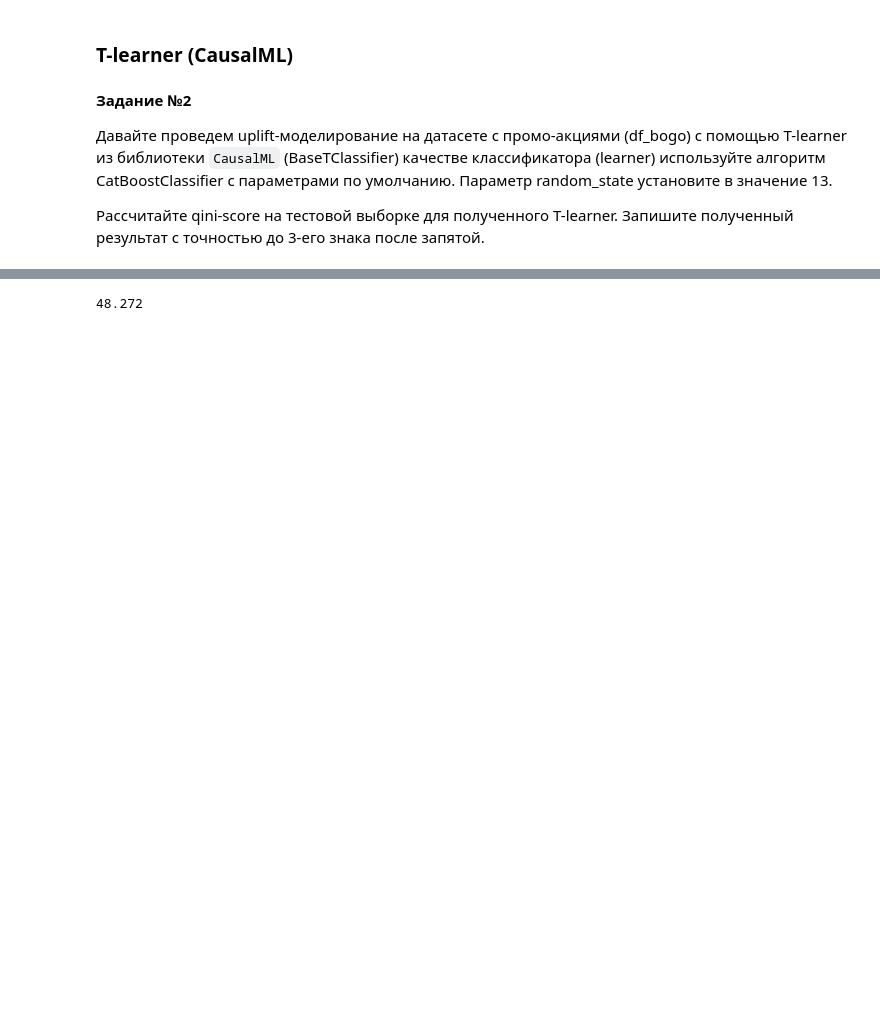
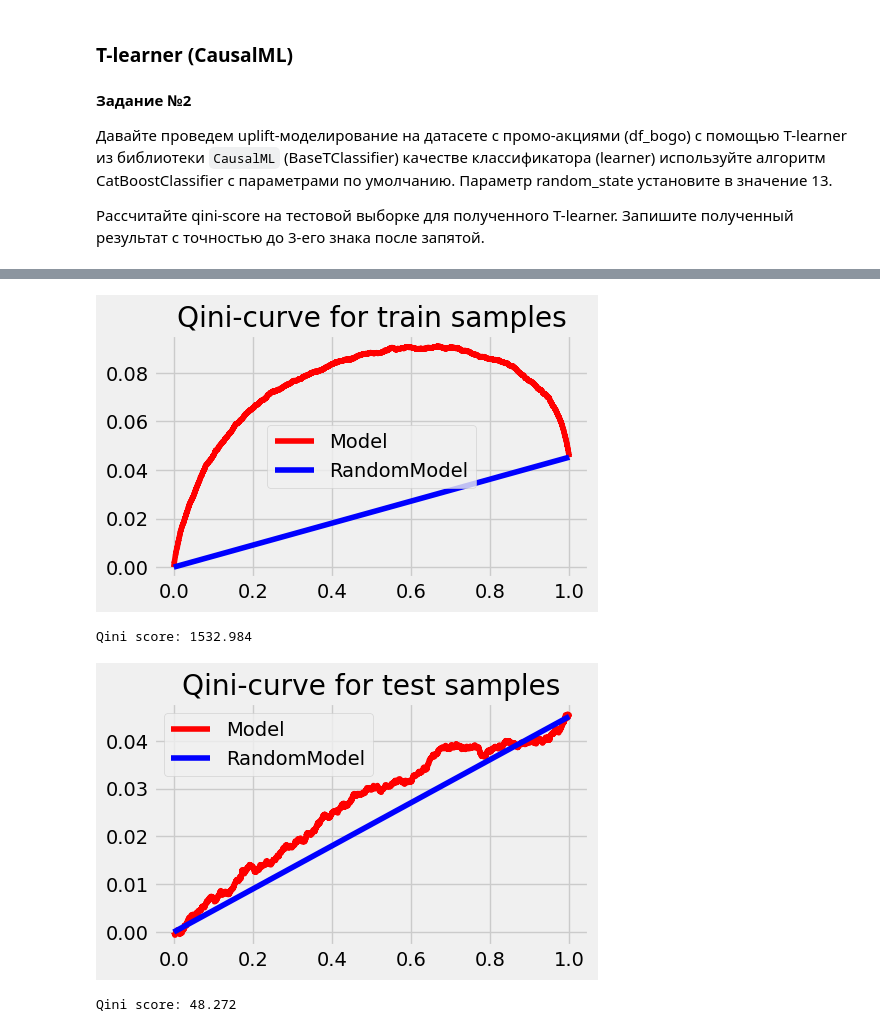
Before and after one commit to tgorbunov/sf_data_science, a Jupyter notebook: Skillfactory_ML/Advanced Topics in Data Science/DS-ADD-5._r_S-T-learners.ipynb, the cells around one changed output, grey strips where cells are left out. Saved outputs shown, nothing was run; the diff lists cells and outputs as text; code cells hidden in the pictures; blank space fills up the shorter version.

```diff
--- a/Skillfactory_ML/Advanced Topics in Data Science/DS-ADD-5._r_S-T-learners.ipynb
+++ b/Skillfactory_ML/Advanced Topics in Data Science/DS-ADD-5._r_S-T-learners.ipynb
@@ -634,4 +568,30 @@ Learning rate set to 0.032663
-# %%
-print(round(qini_score_test, 3))
-# %% [output]
-48.272
+# %%
+# Импортируем T-learner
+from causalml.inference.meta import BaseTClassifier
+
+# Давайте по данным построим T-learner
+
+# Создадим базовый T-learner
+t_learner = BaseTClassifier(learner=CatBoostClassifier(random_seed=13, verbose=0))
+
+# Для обучения нам нужны датафрейм с факторами, колонка с фактом воздействия
+t_learner.fit(X=df_bogo_train[feature_cols],
+              treatment=df_bogo_train[treatment_col],
+              y=df_bogo_train[target_col])
+
+# Сделаем предсказание uplift-эффекта на обучающей выборке
+uplift_vals = t_learner.predict(np.array(df_bogo_train[feature_cols].values.copy()))
+df_bogo_train['uplift_score'] = uplift_vals
+
+# Сделаем предсказание uplift-эффекта на тестовой выборке
+uplift_vals = t_learner.predict(np.array(df_bogo_test[feature_cols].values.copy()))
+df_bogo_test['uplift_score'] = uplift_vals
+
+# Мы получили какие-то значения в рамках решения задачи классификации, давайте посмотрим на qini score
+qini_df(df_bogo_train, title='train')
+qini_df(df_bogo_test, title='test')
+# %% [output]
+[figure, added]
+Qini score: 1532.984
+[figure, added]
+Qini score: 48.272
```
Also changed, not shown: parts of 3 cells of this notebook, 8 other files.
